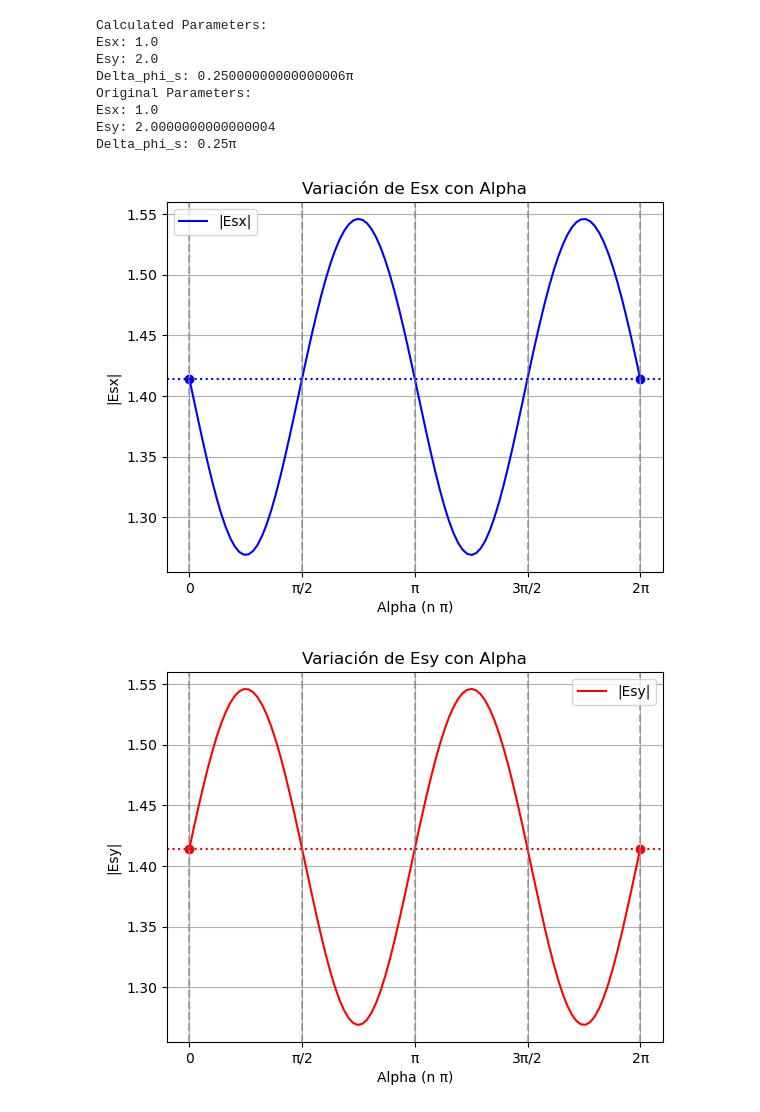
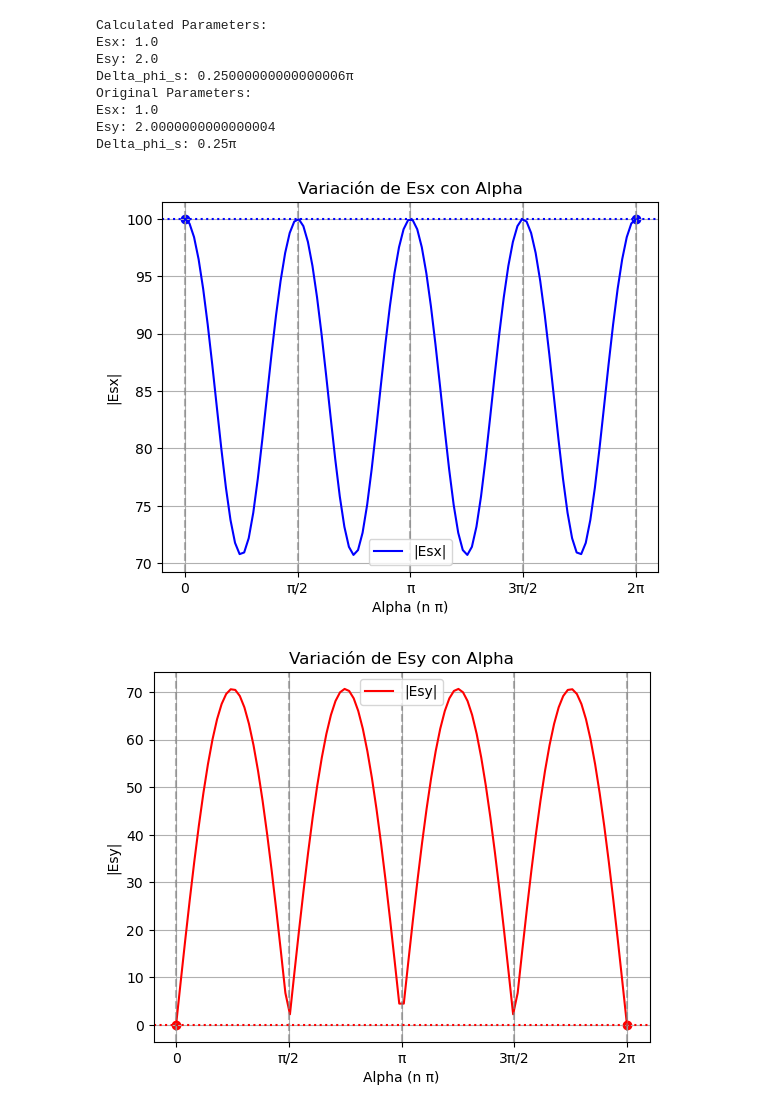
Before and after one commit to Aguiario/Polarimetric_Interferomerty, a Jupyter notebook: Usages_Examples.ipynb, the cells around one changed output. Drawn from its saved outputs; the diff is of its cells as text; code cells hidden in the pictures.

```diff
--- a/Usages_Examples.ipynb
+++ b/Usages_Examples.ipynb
@@ -47,12 +47,14 @@ Esx: 1.0
 Esy: 2.0000000000000004
 Delta_phi_s: 0.25π
 # %%
-Eis = 1*np.sqrt(2) * np.array([[1], [1j]])
+import numpy as np
+import pyPI as pi
+Eis = 100 * np.array([[-1], [0]])
 #Eis = np.array([[1], [1]])
 
-delta_chi = np.pi/16
+delta_chi = np.pi/2
 
 pi.plot_alpha_variation(Eis, delta_chi)
 # %% [output]
-[figure, old version]
+[figure, new version]
-[figure, old version]
+[figure, new version]
```
Also changed, not shown: parts of 1 cell of this notebook, 1 other file.
